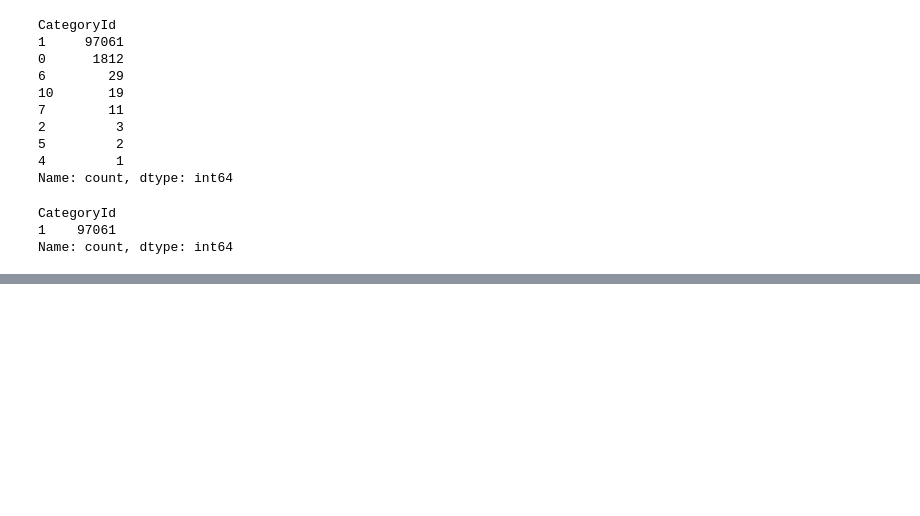
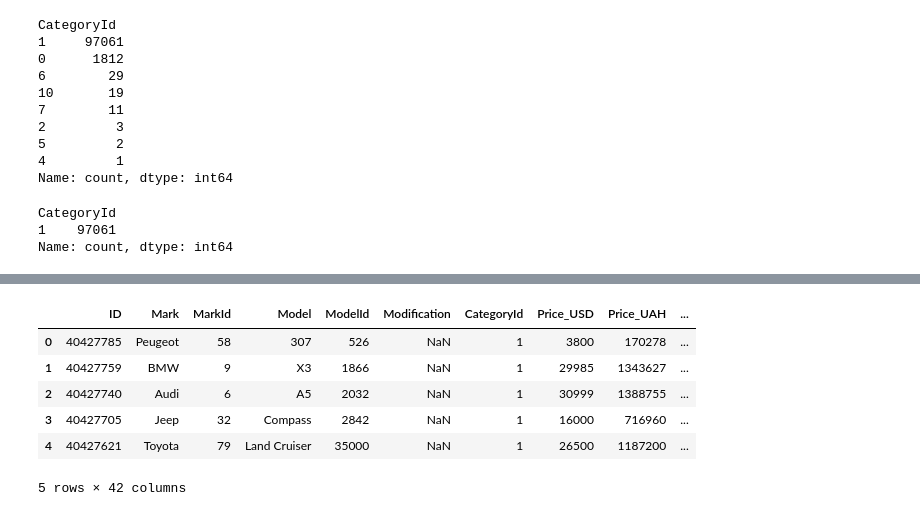
Before and after one commit to Chuchman-Dima/MarketScout, a Jupyter notebook: notebooks/main.ipynb, the cells around one changed output, grey strips where cells are left out. Cells and saved outputs as stored; diff of their text form; code cells hidden in the pictures; blank space fills up the shorter version.

```diff
--- a/notebooks/main.ipynb
+++ b/notebooks/main.ipynb
@@ -171,0 +223,10 @@ Name: count, dtype: int64
+# %%
+df.head()
+# %% [output]
+|  | ID | Mark | MarkId | Model | ModelId | Modification | CategoryId | Price_USD | Price_UAH | ... |
+| 0 | 40427785 | Peugeot | 58 | 307 | 526 | NaN | 1 | 3800 | 170278 | ... |
+| 1 | 40427759 | BMW | 9 | X3 | 1866 | NaN | 1 | 29985 | 1343627 | ... |
+| 2 | 40427740 | Audi | 6 | A5 | 2032 | NaN | 1 | 30999 | 1388755 | ... |
+| 3 | 40427705 | Jeep | 32 | Compass | 2842 | NaN | 1 | 16000 | 716960 | ... |
+| 4 | 40427621 | Toyota | 79 | Land Cruiser | 35000 | NaN | 1 | 26500 | 1187200 | ... |
+5 rows × 42 columns
```
Also changed, not shown: parts of 14 cells of this notebook.
